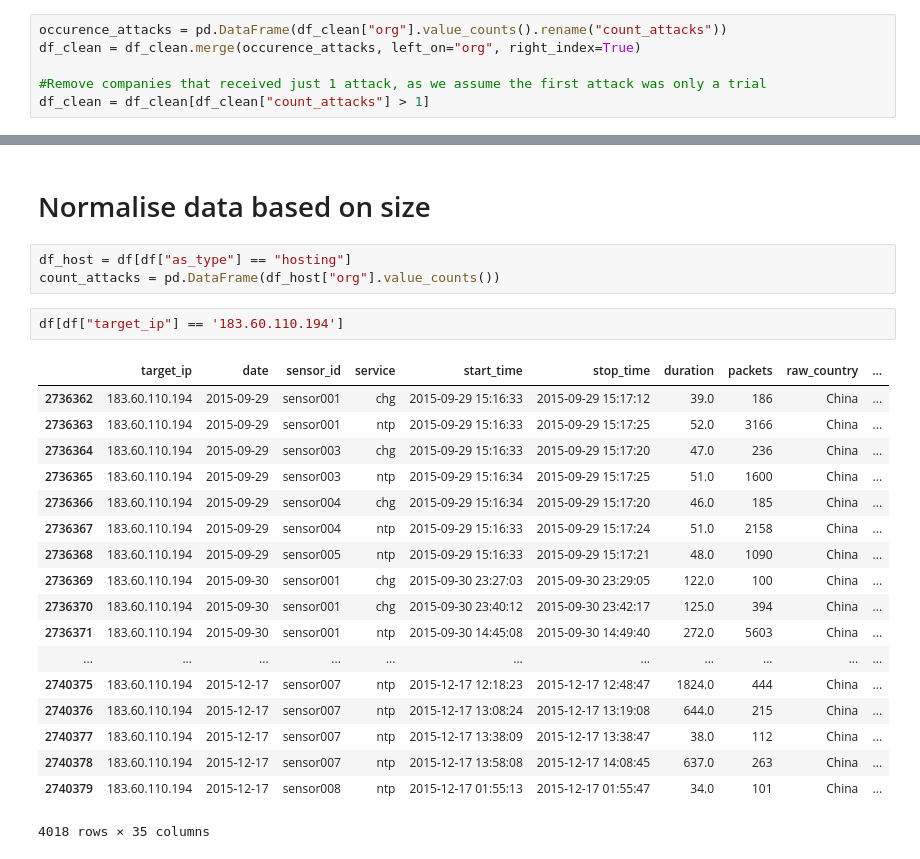
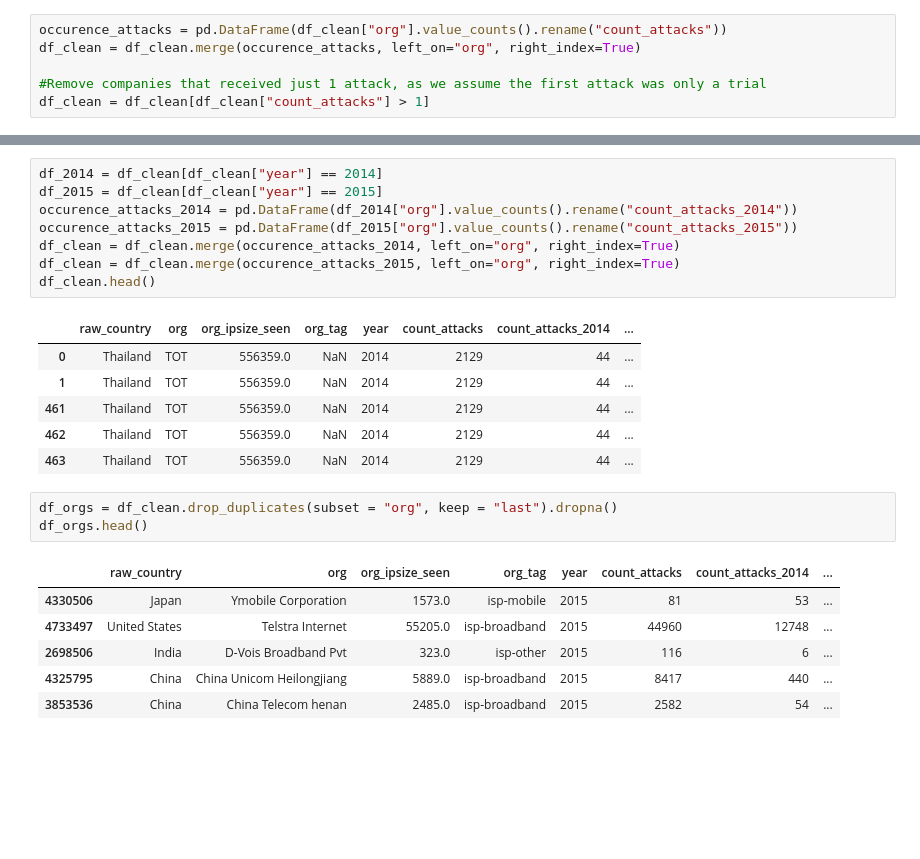
Before and after one commit to WKSu/WM0824TU-economics-of-cybersecurity-DDoS, a Jupyter notebook: block4-SecurityEconomics/data_preparation.ipynb, the cells around one changed output, grey strips where cells are left out. Drawn from its saved outputs; the diff is of its cells as text; blank space fills up the shorter version.

```diff
--- a/block4-SecurityEconomics/data_preparation.ipynb
+++ b/block4-SecurityEconomics/data_preparation.ipynb
@@ -118,26 +98,25 @@ Index(['target_ip', 'date', 'sensor_id', 'service', 'start_time', 'stop_time',
-# %% [markdown]
-# Normalise data based on size
-# %%
-df_host = df[df["as_type"] == "hosting"]
-count_attacks = pd.DataFrame(df_host["org"].value_counts())
-# %%
-df[df["target_ip"] == '183.60.110.194']
-# %% [output]
-|  | target_ip | date | sensor_id | service | start_time | stop_time | duration | packets | raw_country | ... |
-| 2736362 | 183.60.110.194 | 2015-09-29 | sensor001 | chg | 2015-09-29 15:16:33 | 2015-09-29 15:17:12 | 39.0 | 186 | China | ... |
-| 2736363 | 183.60.110.194 | 2015-09-29 | sensor001 | ntp | 2015-09-29 15:16:33 | 2015-09-29 15:17:25 | 52.0 | 3166 | China | ... |
-| 2736364 | 183.60.110.194 | 2015-09-29 | sensor003 | chg | 2015-09-29 15:16:33 | 2015-09-29 15:17:20 | 47.0 | 236 | China | ... |
-| 2736365 | 183.60.110.194 | 2015-09-29 | sensor003 | ntp | 2015-09-29 15:16:34 | 2015-09-29 15:17:25 | 51.0 | 1600 | China | ... |
-| 2736366 | 183.60.110.194 | 2015-09-29 | sensor004 | chg | 2015-09-29 15:16:34 | 2015-09-29 15:17:20 | 46.0 | 185 | China | ... |
-| 2736367 | 183.60.110.194 | 2015-09-29 | sensor004 | ntp | 2015-09-29 15:16:33 | 2015-09-29 15:17:24 | 51.0 | 2158 | China | ... |
-| 2736368 | 183.60.110.194 | 2015-09-29 | sensor005 | ntp | 2015-09-29 15:16:33 | 2015-09-29 15:17:21 | 48.0 | 1090 | China | ... |
-| 2736369 | 183.60.110.194 | 2015-09-30 | sensor001 | chg | 2015-09-30 23:27:03 | 2015-09-30 23:29:05 | 122.0 | 100 | China | ... |
-| 2736370 | 183.60.110.194 | 2015-09-30 | sensor001 | chg | 2015-09-30 23:40:12 | 2015-09-30 23:42:17 | 125.0 | 394 | China | ... |
-| 2736371 | 183.60.110.194 | 2015-09-30 | sensor001 | ntp | 2015-09-30 14:45:08 | 2015-09-30 14:49:40 | 272.0 | 5603 | China | ... |
-| ... | ... | ... | ... | ... | ... | ... | ... | ... | ... | ... |
-| 2740375 | 183.60.110.194 | 2015-12-17 | sensor007 | ntp | 2015-12-17 12:18:23 | 2015-12-17 12:48:47 | 1824.0 | 444 | China | ... |
-| 2740376 | 183.60.110.194 | 2015-12-17 | sensor007 | ntp | 2015-12-17 13:08:24 | 2015-12-17 13:19:08 | 644.0 | 215 | China | ... |
-| 2740377 | 183.60.110.194 | 2015-12-17 | sensor007 | ntp | 2015-12-17 13:38:09 | 2015-12-17 13:38:47 | 38.0 | 112 | China | ... |
-| 2740378 | 183.60.110.194 | 2015-12-17 | sensor007 | ntp | 2015-12-17 13:58:08 | 2015-12-17 14:08:45 | 637.0 | 263 | China | ... |
-| 2740379 | 183.60.110.194 | 2015-12-17 | sensor008 | ntp | 2015-12-17 01:55:13 | 2015-12-17 01:55:47 | 34.0 | 101 | China | ... |
-4018 rows × 35 columns
+# %%
+df_2014 = df_clean[df_clean["year"] == 2014]
+df_2015 = df_clean[df_clean["year"] == 2015]
+occurence_attacks_2014 = pd.DataFrame(df_2014["org"].value_counts().rename("count_attacks_2014"))
+occurence_attacks_2015 = pd.DataFrame(df_2015["org"].value_counts().rename("count_attacks_2015"))
+df_clean = df_clean.merge(occurence_attacks_2014, left_on="org", right_index=True)
+df_clean = df_clean.merge(occurence_attacks_2015, left_on="org", right_index=True)
+df_clean.head()
+# %% [output]
+|  | raw_country | org | org_ipsize_seen | org_tag | year | count_attacks | count_attacks_2014 | ... |
+| 0 | Thailand | TOT | 556359.0 | NaN | 2014 | 2129 | 44 | ... |
+| 1 | Thailand | TOT | 556359.0 | NaN | 2014 | 2129 | 44 | ... |
+| 461 | Thailand | TOT | 556359.0 | NaN | 2014 | 2129 | 44 | ... |
+| 462 | Thailand | TOT | 556359.0 | NaN | 2014 | 2129 | 44 | ... |
+| 463 | Thailand | TOT | 556359.0 | NaN | 2014 | 2129 | 44 | ... |
+# %%
+df_orgs = df_clean.drop_duplicates(subset = "org", keep = "last").dropna()
+df_orgs.head()
+# %% [output]
+|  | raw_country | org | org_ipsize_seen | org_tag | year | count_attacks | count_attacks_2014 | ... |
+| 4330506 | Japan | Ymobile Corporation | 1573.0 | isp-mobile | 2015 | 81 | 53 | ... |
+| 4733497 | United States | Telstra Internet | 55205.0 | isp-broadband | 2015 | 44960 | 12748 | ... |
+| 2698506 | India | D-Vois Broadband Pvt | 323.0 | isp-other | 2015 | 116 | 6 | ... |
+| 4325795 | China | China Unicom Heilongjiang | 5889.0 | isp-broadband | 2015 | 8417 | 440 | ... |
+| 3853536 | China | China Telecom henan | 2485.0 | isp-broadband | 2015 | 2582 | 54 | ... |
```
Also changed, not shown: parts of 14 cells of this notebook.
